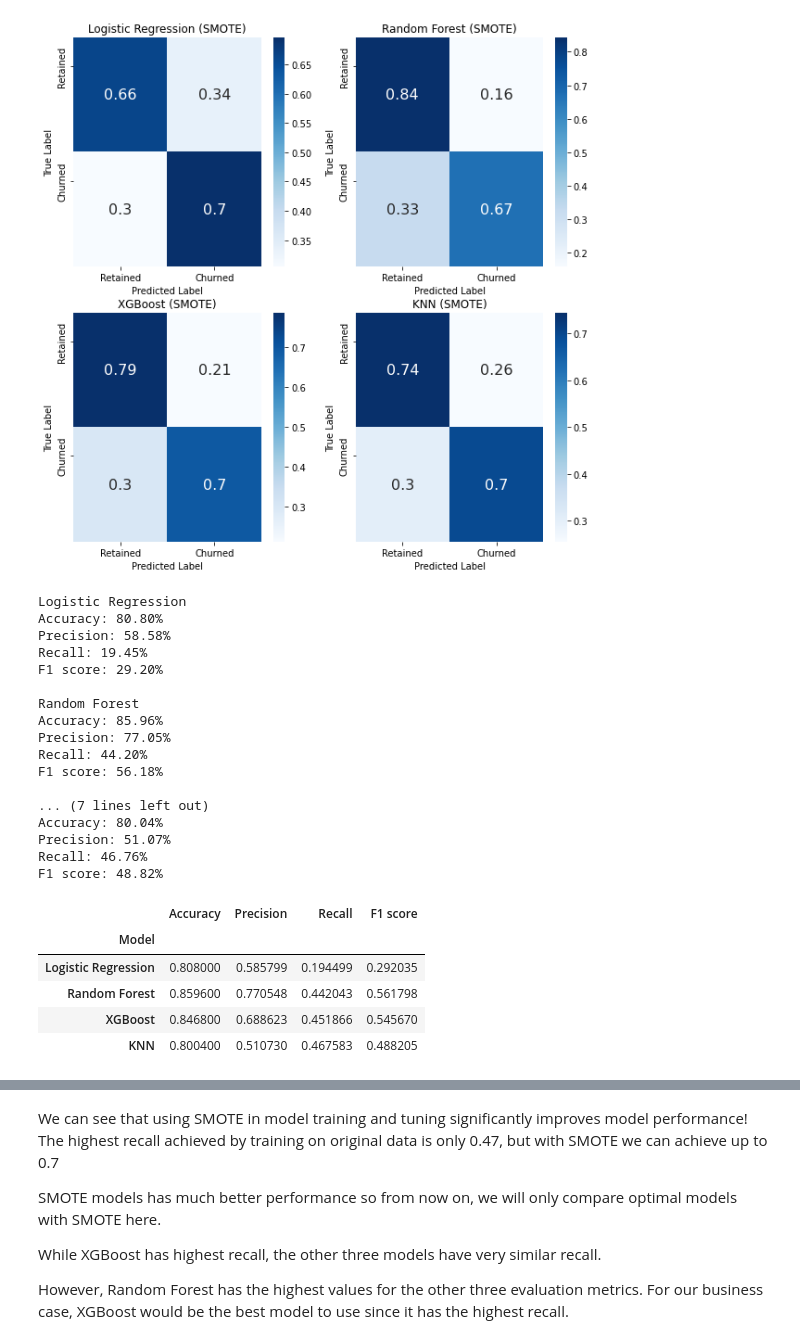
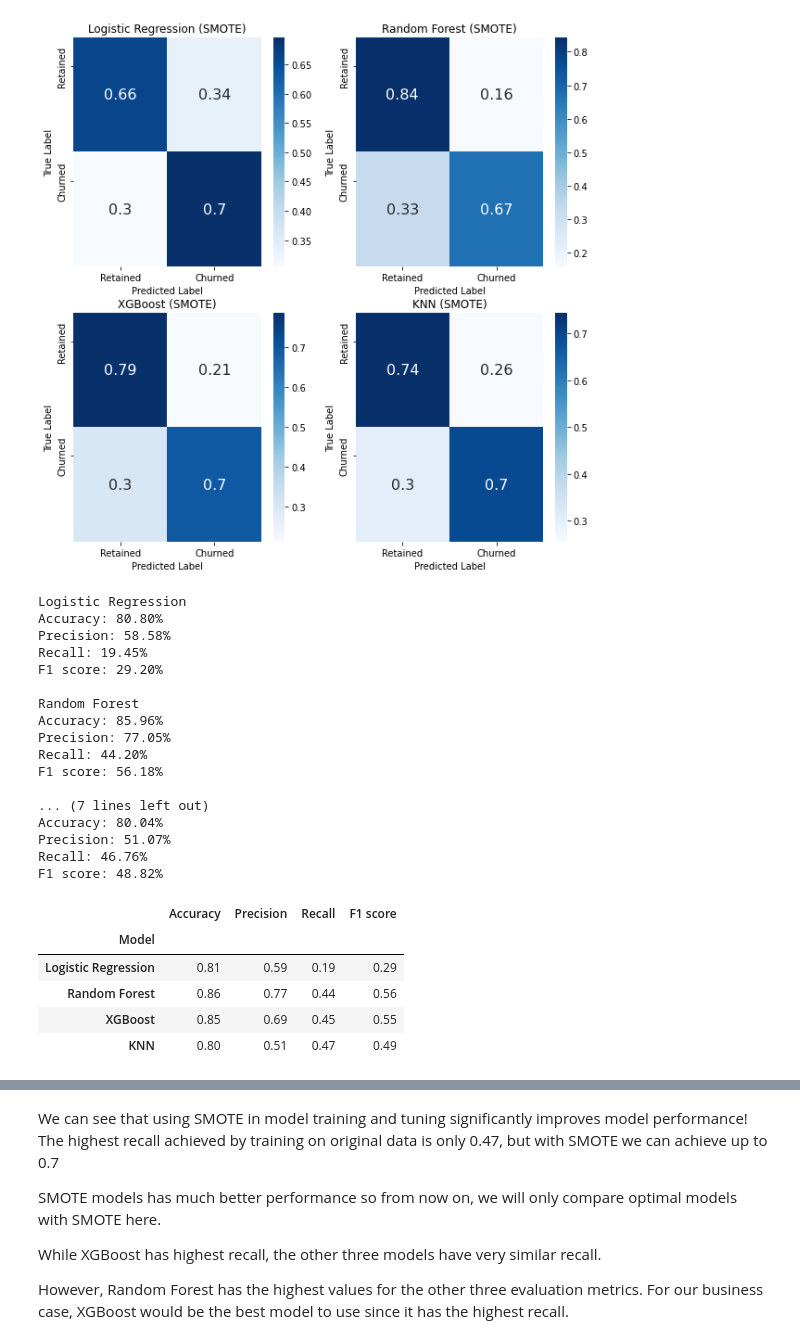
Before and after one commit to karajyr/imbalanced_classification_churn_prediction, a Jupyter notebook: Customer_Churn_Prediction.ipynb, the cells around one changed output, grey strips where cells are left out. Cells and saved outputs as stored; diff of their text form; code cells hidden in the pictures.

```diff
--- a/Customer_Churn_Prediction.ipynb
+++ b/Customer_Churn_Prediction.ipynb
@@ -715,6 +704,9 @@ def draw_confusion_matrices(confusion_matricies, out=False, highlight=False):
         comparison_df = pd.concat([comparison_df, df], ignore_index = True)
     if highlight:
         display(comparison_df.set_index('Model').style.highlight_max(axis=0))
+
+    comparison_df = comparison_df.set_index('Model')
+    return comparison_df
 # %%
 # plot confusion matrices
 def plot_conf_mat(cm, ax, title):
@@ -756,38 +748,38 @@ for i in range(4):
 # %%
 # Confusion matrix, accuracy, precison and recall for random forest and logistic regression
 # test on x
 confusion_matrices = [
     ("Logistic Regression", confusion_matrix(y_test,best_logreg.predict(X_test))),
     ("Random Forest", confusion_matrix(y_test,best_rf.predict(X_test))),
     ("XGBoost", confusion_matrix(y_test, best_xgb.predict(X_test))),
     ("KNN", confusion_matrix(y_test, best_knn.predict(X_test)))
 ]
 
-draw_confusion_matrices(confusion_matrices, highlight=True)
+draw_confusion_matrices(confusion_matrices)
 # %% [output]
 Logistic Regression
 Accuracy: 80.80%
 Precision: 58.58%
 Recall: 19.45%
 F1 score: 29.20%
 
 Random Forest
 Accuracy: 85.96%
 Precision: 77.05%
 Recall: 44.20%
 F1 score: 56.18%
 
 ... (7 lines left out)
 Accuracy: 80.04%
 Precision: 51.07%
 Recall: 46.76%
 F1 score: 48.82%
 |  | Accuracy | Precision | Recall | F1 score |
 | Model |  |  |  |  |
-| Logistic Regression | 0.808000 | 0.585799 | 0.194499 | 0.292035 |
-| Random Forest | 0.859600 | 0.770548 | 0.442043 | 0.561798 |
-| XGBoost | 0.846800 | 0.688623 | 0.451866 | 0.545670 |
-| KNN | 0.800400 | 0.510730 | 0.467583 | 0.488205 |
+| Logistic Regression | 0.81 | 0.59 | 0.19 | 0.29 |
+| Random Forest | 0.86 | 0.77 | 0.44 | 0.56 |
+| XGBoost | 0.85 | 0.69 | 0.45 | 0.55 |
+| KNN | 0.80 | 0.51 | 0.47 | 0.49 |
 # %%
 # Confusion matrix, accuracy, precison and recall for random forest and logistic regression
 # test on x
```
Also changed, not shown: parts of 13 cells of this notebook.
